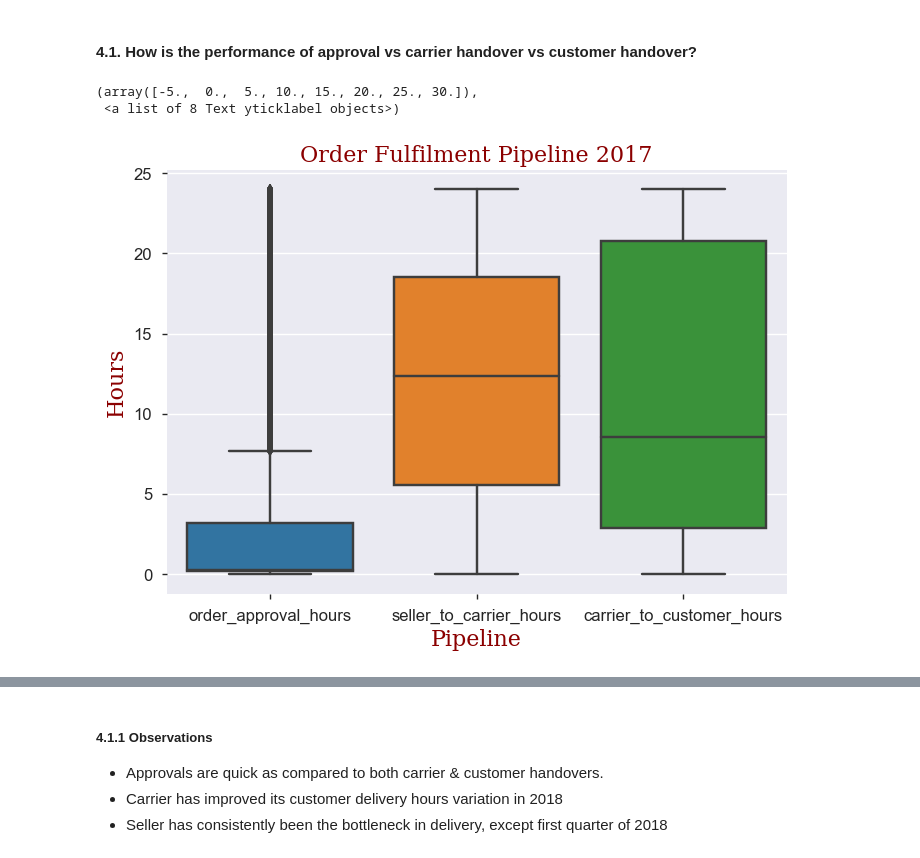
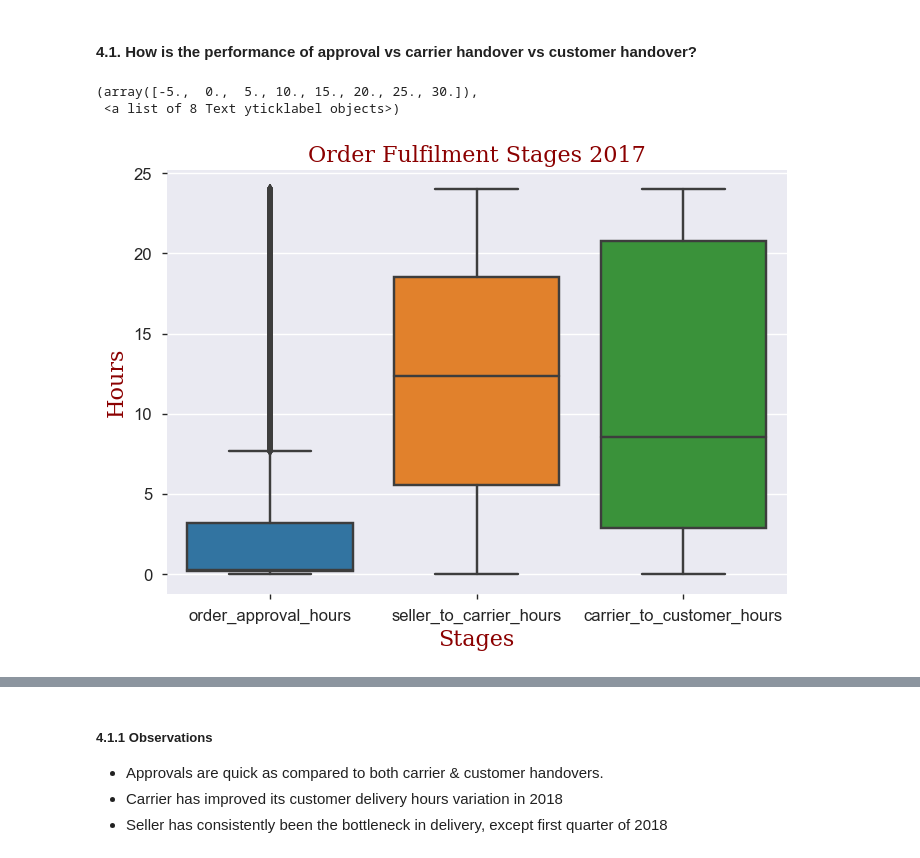
Before and after one commit to singsuyash/gcdai, a Jupyter notebook: eda/EDA 3.ipynb, the cells around one changed output, grey strips where cells are left out. Cells and saved outputs as stored; diff of their text form; code cells hidden in the pictures.

```diff
--- a/eda/EDA 3.ipynb
+++ b/eda/EDA 3.ipynb
@@ -358,14 +358,14 @@ od = od[(od.od_year==2017) | (od.od_year==2018)]
 #### 4.1. How is the performance of approval vs carrier handover vs customer handover?
 # %%
 sns.boxplot(data=od[od.od_year == 2017].loc[:, ['order_approval_hours', 'seller_to_carrier_hours', 'carrier_to_customer_hours']])
-plt.title('Order Fulfilment Pipeline 2017', fontdict=font)
-plt.xlabel("Pipeline", fontdict=font)
+plt.title('Order Fulfilment Stages 2017', fontdict=font)
+plt.xlabel("Stages", fontdict=font)
 plt.xticks(fontsize=12)
 plt.ylabel('Hours', fontdict=font)
 plt.yticks(fontsize=12)
 # %% [output]
 (array([-5.,  0.,  5., 10., 15., 20., 25., 30.]),
  <a list of 8 Text yticklabel objects>)
-[figure, old version]
+[figure, new version]
 # %%
 sns.boxplot(data=od[od.od_year == 2018].loc[:, ['order_approval_hours', 'seller_to_carrier_hours', 'carrier_to_customer_hours']])
```
Also changed, not shown: parts of 20 cells of this notebook, 2 other files.
